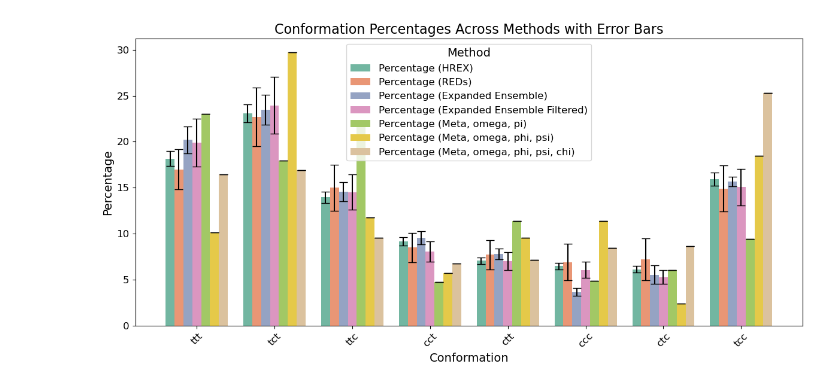
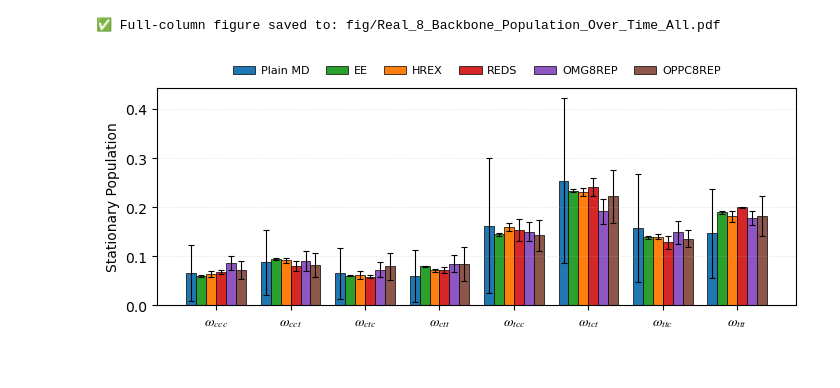
Before and after one commit to starwingc/peptoid_ESM, a Jupyter notebook: Analysis/Analysis_8_state_population.ipynb, the cells around one changed output. Drawn from its saved outputs; the diff is of its cells as text; code cells hidden in the pictures.

```diff
--- a/Analysis/Analysis_8_state_population.ipynb
+++ b/Analysis/Analysis_8_state_population.ipynb
@@ -55,38 +21,0 @@ df_melt["Error"] = error_melt["Error"]
-# %%
-# Plot with Seaborn
-plt.figure(figsize=(12, 6))
-
-barplot = sns.barplot(
-    x="Conformation",
-    y="Percentage",
-    hue="Method",
-    data=df_melt,
-    palette="Set2",
-    dodge=True
-)
-
-# Add error bars
-for bar, error in zip(barplot.patches, df_melt["Error"]):
-    # Calculate the bar center
-    bar_center = bar.get_x() + bar.get_width() / 2
-    # Add error bars
-    plt.errorbar(
-        bar_center,
-        bar.get_height(),
-        yerr=error,
-        fmt='none',  # No marker
-        ecolor='black',  # Error bar color
-        capsize=5  # Error bar cap size
-    )
-
-# Finalize plot
-plt.title("Conformation Percentages Across Methods with Error Bars", fontsize=16)
-plt.xlabel("Conformation", fontsize=14)
-plt.ylabel("Percentage", fontsize=14)
-plt.xticks(rotation=45, fontsize=12)
-plt.yticks(fontsize=12)
-plt.legend(title="Method", fontsize=12, title_fontsize=14, loc="best")
-plt.tight_layout()
-plt.show()
-# %% [output]
-[figure, removed]
@@ -92,0 +260,13 @@ plt.show()
+# %%
+df = pd.read_csv("8_Backbone_Conformation_Percentages_Across_Methods.csv")
+df_fixed, methods = prepare_dataframe(df)
+
+plot_pub_full_column(
+    df_fixed,
+    methods,
+    method_colors=method_colors,
+    savepath='fig/Real_8_Backbone_Population_Over_Time_All.pdf'
+)
+# %% [output]
+✅ Full-column figure saved to: fig/Real_8_Backbone_Population_Over_Time_All.pdf
+[figure, added]
```
Also changed, not shown: parts of 8 cells of this notebook.
